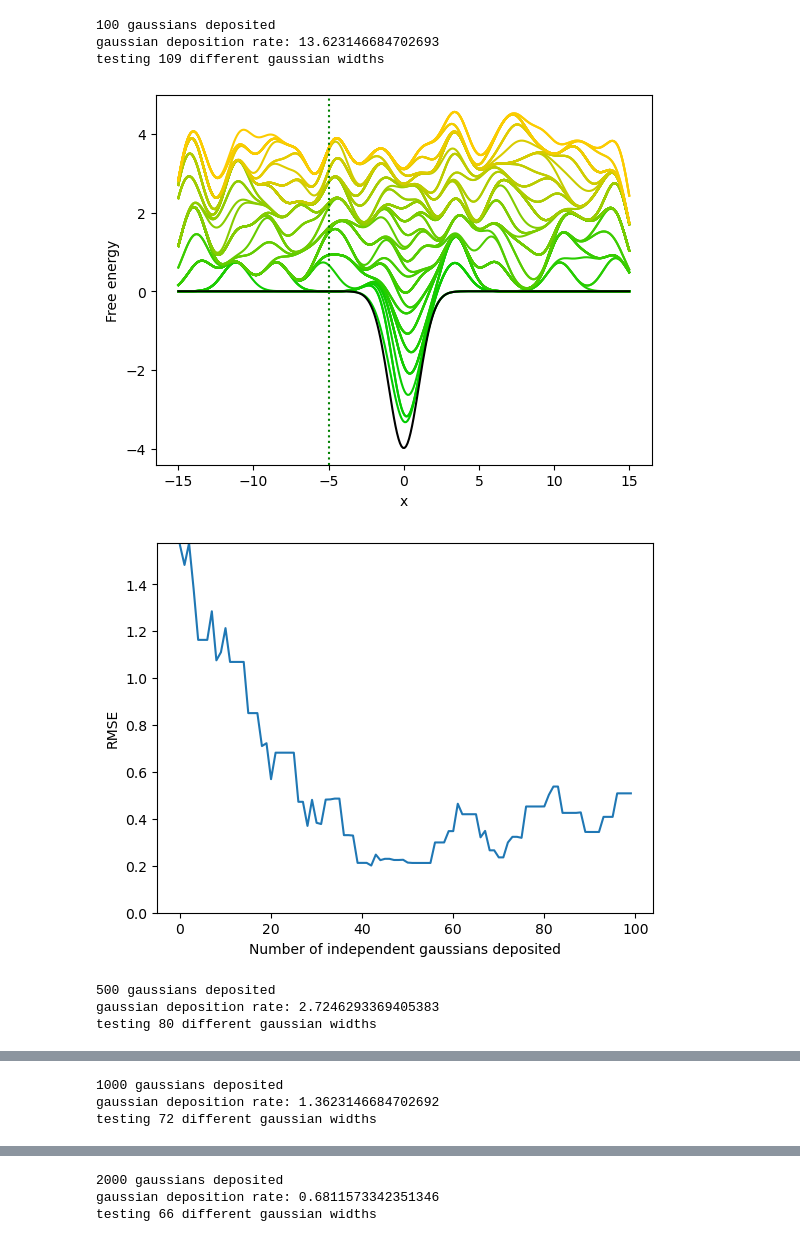
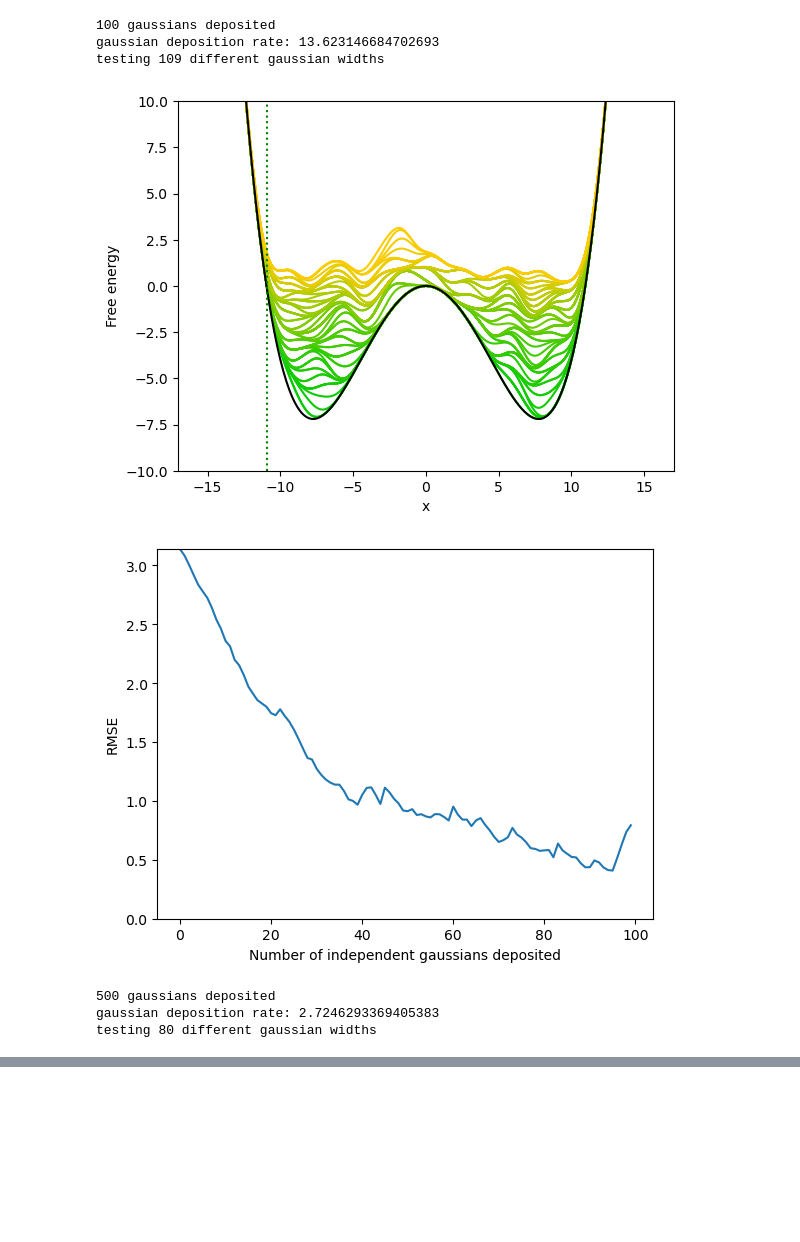
Before and after one commit to JonathanHB/mtd_gaussian_width_optimization, a Jupyter notebook: stochastic_model_v1.1.ipynb, the cells around one changed output, grey strips where cells are left out. Drawn from its saved outputs; the diff is of its cells as text; code cells hidden in the pictures; blank space fills up the shorter version.

```diff
--- a/stochastic_model_v1.1.ipynb
+++ b/stochastic_model_v1.1.ipynb
@@ -29,7 +30,7 @@ T = 1
 #k_B = 1 assumed here
 deltaT = 7*T
 
-dw1 = mfa.double_well_1(1,5)
+dw1 = mfa.double_well_1(0.002,120)
 
 padfactor = 4
 n_bins = 300
@@ -38,5 +39,7 @@ F = dw1.f1(x)
 
 plt.plot(x,F)
 plt.axvline(dw1.stdev(), linestyle="dashed", color="black")
+plt.axvline(dw1.xlim(), linestyle="dashed", color="black")
 plt.ylim(-10,10)
+plt.xlim(-15,15)
 # %% [output]
@@ -45,5 +48,8 @@ plt.ylim(-10,10)
 # %%
 importlib.reload(mfa)
+
+#make sure that the cell for the relevant system has been run most recently to avoid overwriting padfactor and x and such
+
 
 base_n_sigmas = 500
 sigma_min = 0.1
@@ -68,7 +74,7 @@ for nrounds in all_nrounds:
 
     for i_s, sigma in enumerate(sigmas):
         #print(f"simulating for sigma = {sigma}")
-        rmse, time, nrounds = mfa.simulate(gw1, T, sigma, omega, deltaT, x=x, nrounds=nrounds, threshold = 10**-3, plot=(i_s==int(n_sigmas/2)))
+        rmse, time, nrounds = mfa.simulate(dw1, T, sigma, omega, deltaT, x=x, nrounds=nrounds, threshold = 10**-3, plot=(i_s==int(n_sigmas/2)))
         rmses.append(rmse)
 
     rmses_all_n.append(rmses)
@@ -76,35 +82,35 @@ for nrounds in all_nrounds:
 
 final_errors = [[r[-1] for r in rmse_list] for rmse_list in rmses_all_n]
 
 minima = []
 
 ii=0
 for fe, sigmas in zip(final_errors, sigmas_all_n):
     #plt.plot(sigmas, fe, color = [ii/len(all_nrounds), 0, 1-ii/len(all_nrounds)])
     minimum_sigma, minimum_rmse = mfa.fit_cubic_minimum(sigmas, fe, plot=True)
     plt.show()
     minima.append(minimum_sigma)
     ii += 1
 
 
 plt.plot(all_nrounds, minima)
 
 # plt.legend(all_nrounds, title="N gaussians")
 
 # plt.xlabel("MTD gaussian width / well width")
 # plt.ylabel("Final RMSE")
 
 #final_errors_normalized = np.array(final_errors)/np.max(np.array(final_errors), axis=1, keepdims=True)
 #plt.imshow(final_errors_normalized, aspect="auto", extent=[sigma_min, sigma_max, all_nrounds[-1], all_nrounds[0]], cmap="viridis")
 #plt.colorbar()
 #plt.xlabel("MTD gaussian width / well width")
 #plt.ylabel("Number of independent gaussians deposited")
 # %% [output]
 100 gaussians deposited
 gaussian deposition rate: 13.623146684702693
 testing 109 different gaussian widths
-[figure, old version]
+[figure, new version]
-[figure, old version]
+[figure, new version]
 500 gaussians deposited
 gaussian deposition rate: 2.7246293369405383
 testing 80 different gaussian widths
@@ -113,3 +116,0 @@ testing 80 different gaussian widths
-1000 gaussians deposited
-gaussian deposition rate: 1.3623146684702692
-testing 72 different gaussian widths
@@ -118,3 +116,0 @@ testing 72 different gaussian widths
-2000 gaussians deposited
-gaussian deposition rate: 0.6811573342351346
-testing 66 different gaussian widths
```
Also changed, not shown: parts of 5 cells of this notebook, 2 other files.
